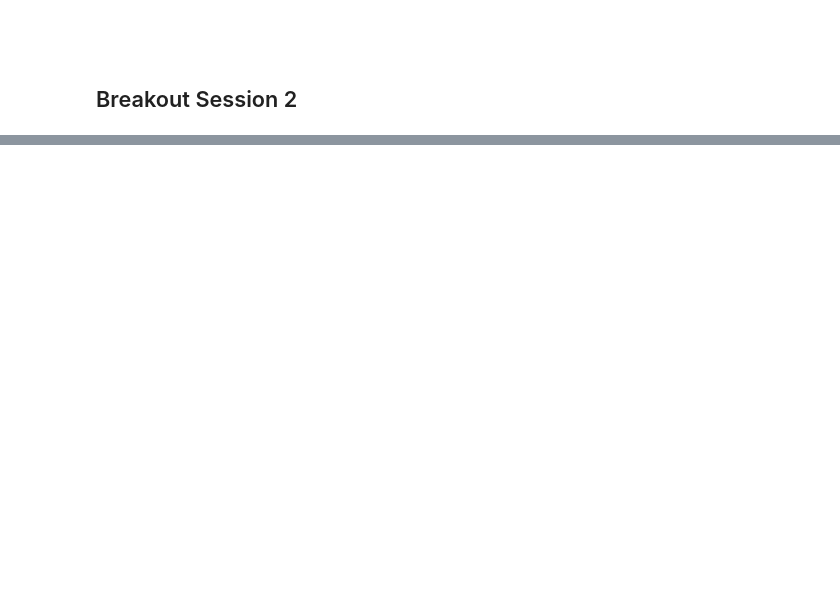
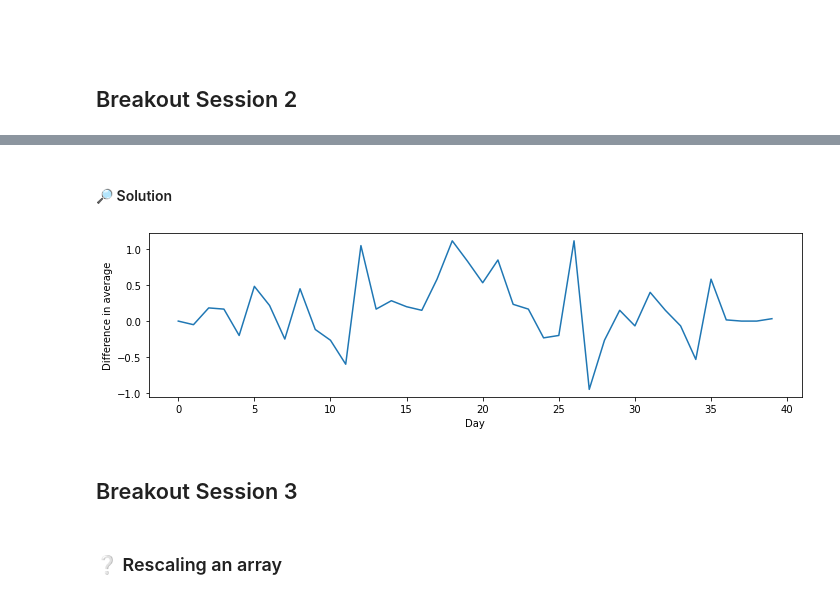
Before and after one commit to wmotion/software_carpentry_learner, a Jupyter notebook: exercises_day1.ipynb, the cells around one changed output, grey strips where cells are left out. Cells and saved outputs as stored; diff of their text form; code cells hidden in the pictures; blank space fills up the shorter version.

```diff
--- a/exercises_day1.ipynb
+++ b/exercises_day1.ipynb
@@ -147,0 +178,4 @@ for idx, coef in enumerate(coefs):
+# %%
+# Load data
+import numpy
+data = numpy.loadtxt(fname='data/inflammation-01.csv', delimiter=',')
@@ -147,0 +243,31 @@ for idx, coef in enumerate(coefs):
+# %% [markdown]
+#### 🔎 Solution
+# %%
+# Import libraries
+import glob
+import numpy
+import matplotlib.pyplot as plt
+
+# Import data
+filenames = sorted(glob.glob('data/inflammation*.csv'))
+
+# Calculate difference
+data0 = numpy.loadtxt(fname=filenames[0], delimiter=',')
+data1 = numpy.loadtxt(fname=filenames[1], delimiter=',')
+difference = numpy.mean(data0, axis=0) - numpy.mean(data1, axis=0)
+
+# Create and annotate figure
+fig = plt.figure(figsize=(10.0, 3.0))
+
+plt.xlabel('Day')
+plt.ylabel('Difference in average')
+plt.plot(difference)
+
+fig.tight_layout()
+plt.show()
+# %% [output]
+[figure, added]
+# %% [markdown]
+## Breakout Session 3
+# %% [markdown]
+### ❔ Rescaling an array
```
Also changed, not shown: parts of 57 cells of this notebook.
